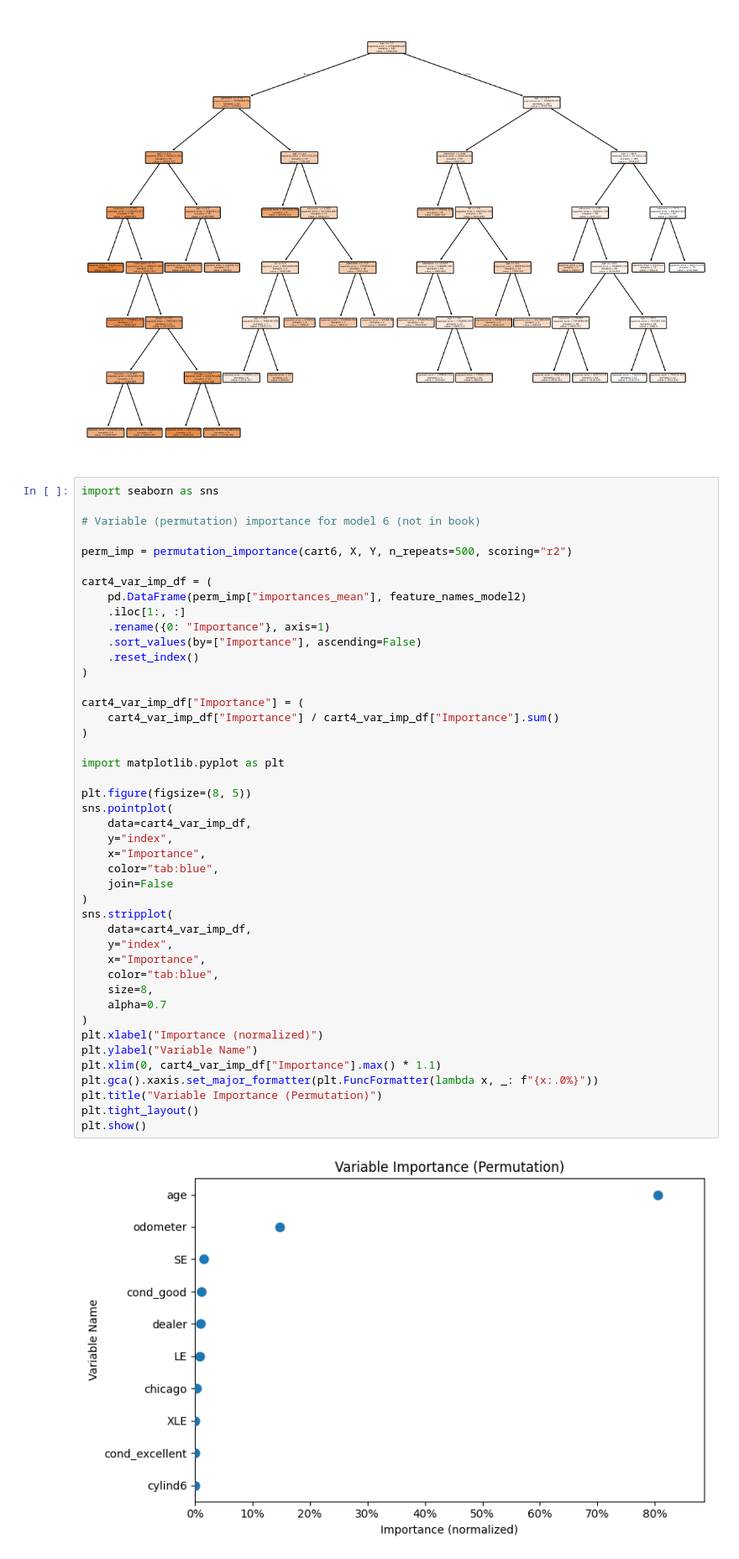
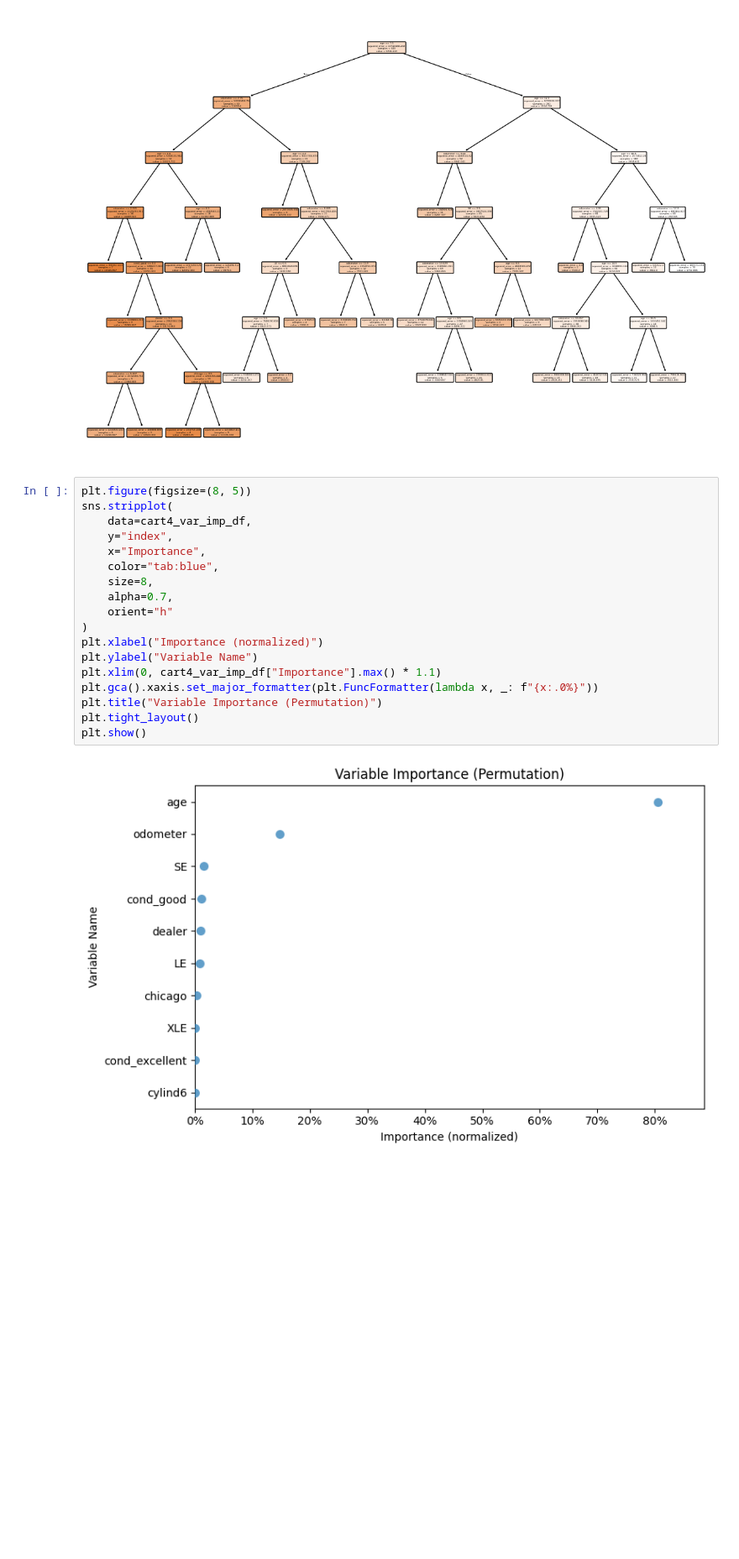
Before and after one commit to ZlataSparrow/codespaces-jupyter, a Jupyter notebook: notebooks/ch15-used-cars-cart.ipynb, the cells around one changed output. Shown at 84% size. Cells and saved outputs as stored; diff of their text form; blank space fills up the shorter version.

```diff
--- a/notebooks/ch15-used-cars-cart.ipynb
+++ b/notebooks/ch15-used-cars-cart.ipynb
@@ -759,48 +759,22 @@ plt.show()
 # %% [output]
 [figure]
 # %%
-import seaborn as sns
-
-# Variable (permutation) importance for model 6 (not in book)
-
-perm_imp = permutation_importance(cart6, X, Y, n_repeats=500, scoring="r2")
-
-cart4_var_imp_df = (
-    pd.DataFrame(perm_imp["importances_mean"], feature_names_model2)
-    .iloc[1:, :]
-    .rename({0: "Importance"}, axis=1)
-    .sort_values(by=["Importance"], ascending=False)
-    .reset_index()
-)
-
-cart4_var_imp_df["Importance"] = (
-    cart4_var_imp_df["Importance"] / cart4_var_imp_df["Importance"].sum()
-)
-
-import matplotlib.pyplot as plt
-
 plt.figure(figsize=(8, 5))
-sns.pointplot(
-    data=cart4_var_imp_df,
-    y="index",
-    x="Importance",
-    color="tab:blue",
-    join=False
-)
 sns.stripplot(
     data=cart4_var_imp_df,
     y="index",
     x="Importance",
     color="tab:blue",
     size=8,
-    alpha=0.7
+    alpha=0.7,
+    orient="h"
 )
 plt.xlabel("Importance (normalized)")
 plt.ylabel("Variable Name")
 plt.xlim(0, cart4_var_imp_df["Importance"].max() * 1.1)
 plt.gca().xaxis.set_major_formatter(plt.FuncFormatter(lambda x, _: f"{x:.0%}"))
 plt.title("Variable Importance (Permutation)")
 plt.tight_layout()
 plt.show()
 # %% [output]
-[figure, old version]
+[figure, new version]
```
Also changed, not shown: parts of 1 cell of this notebook.
